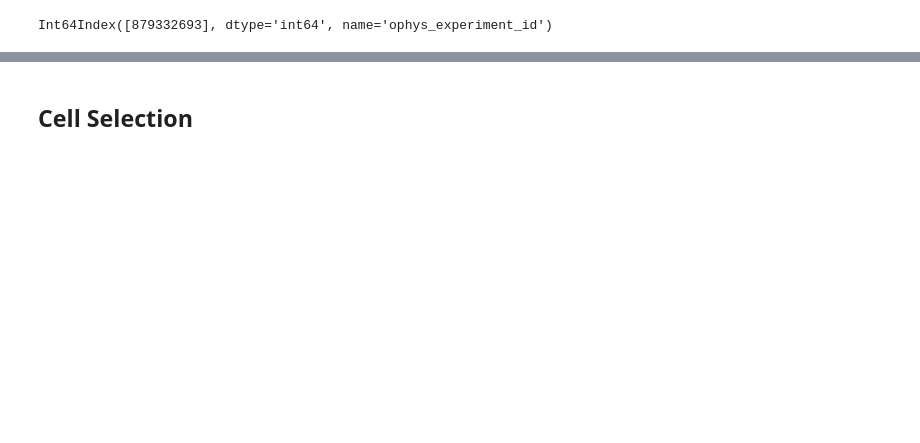
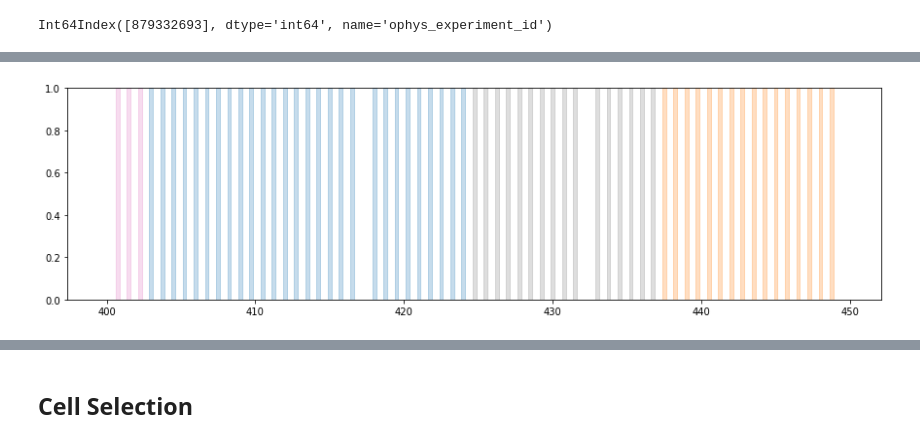
Before and after one commit to seungjaeryanlee/nma-cn-project, a Jupyter notebook: starter-v2.ipynb, the cells around one changed output, grey strips where cells are left out. Drawn from its saved outputs; the diff is of its cells as text; code cells hidden in the pictures; blank space fills up the shorter version.

Commit message:
Improve documentation and flow of starter-v2

```diff
--- a/starter-v2.ipynb
+++ b/starter-v2.ipynb
@@ -113,0 +309,17 @@ PASSIVE_EXPERIMENT_ID = 877696762
+# %%
+# Create a color map for each image
+unique_stimuli = [stimulus for stimulus in active_experiment.stimulus_presentations['image_name'].unique()]
+colormap = {image_name: sns.color_palette()[image_number] for image_number, image_name in enumerate(np.sort(unique_stimuli))}
+# Keep omitted image as white
+colormap['omitted'] = (1,1,1)
+# %%
+stimulus_presentations_sample = active_experiment.stimulus_presentations.query('stop_time >= 400 and start_time <= 450')
+# %%
+fig, ax = plt.subplots(figsize=(15, 4))
+
+for idx, stimulus in stimulus_presentations_sample.iterrows():
+    ax.axvspan(stimulus['start_time'], stimulus['stop_time'], color=colormap[stimulus['image_name']], alpha=0.25)
+
+fig.show()
+# %% [output]
+[figure, added]
```
Also changed, not shown: parts of 81 cells of this notebook, 3 other files.
